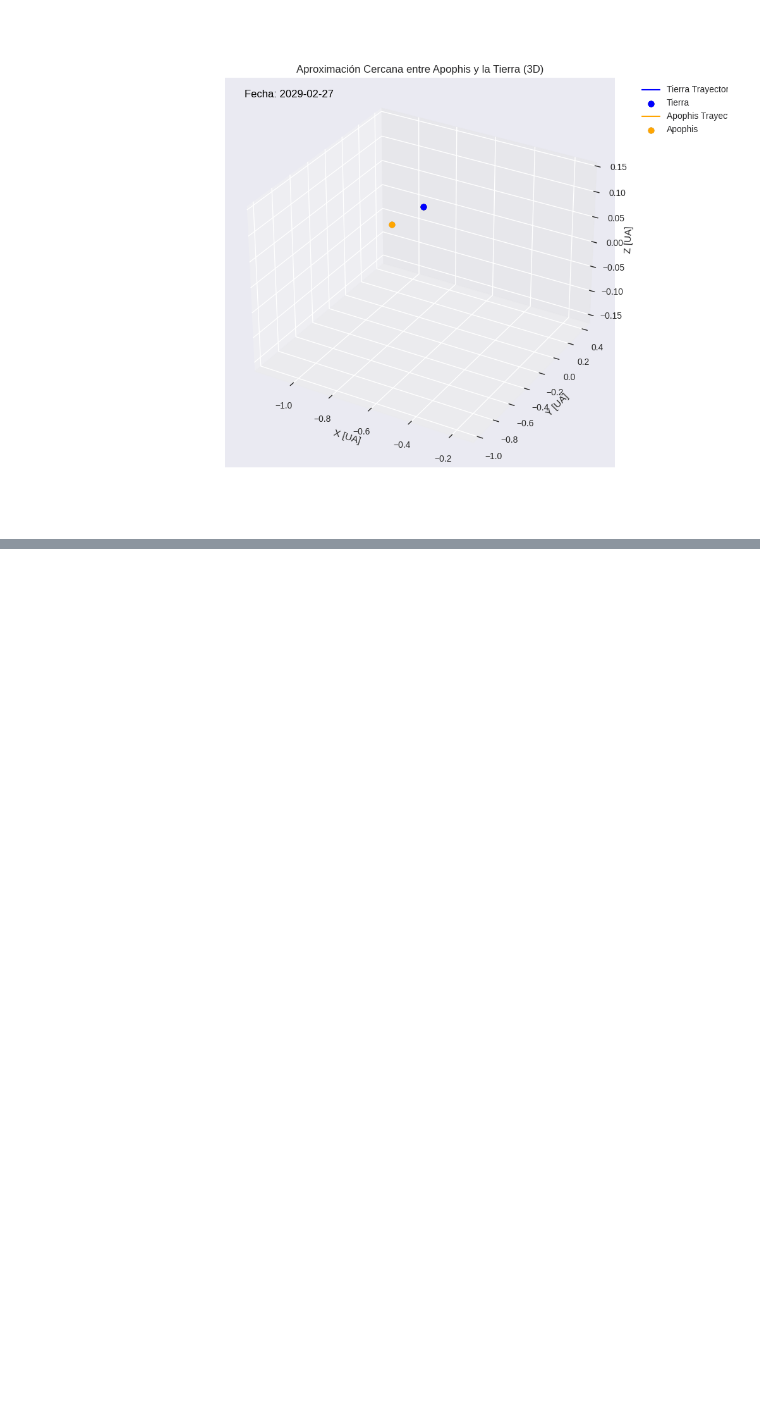
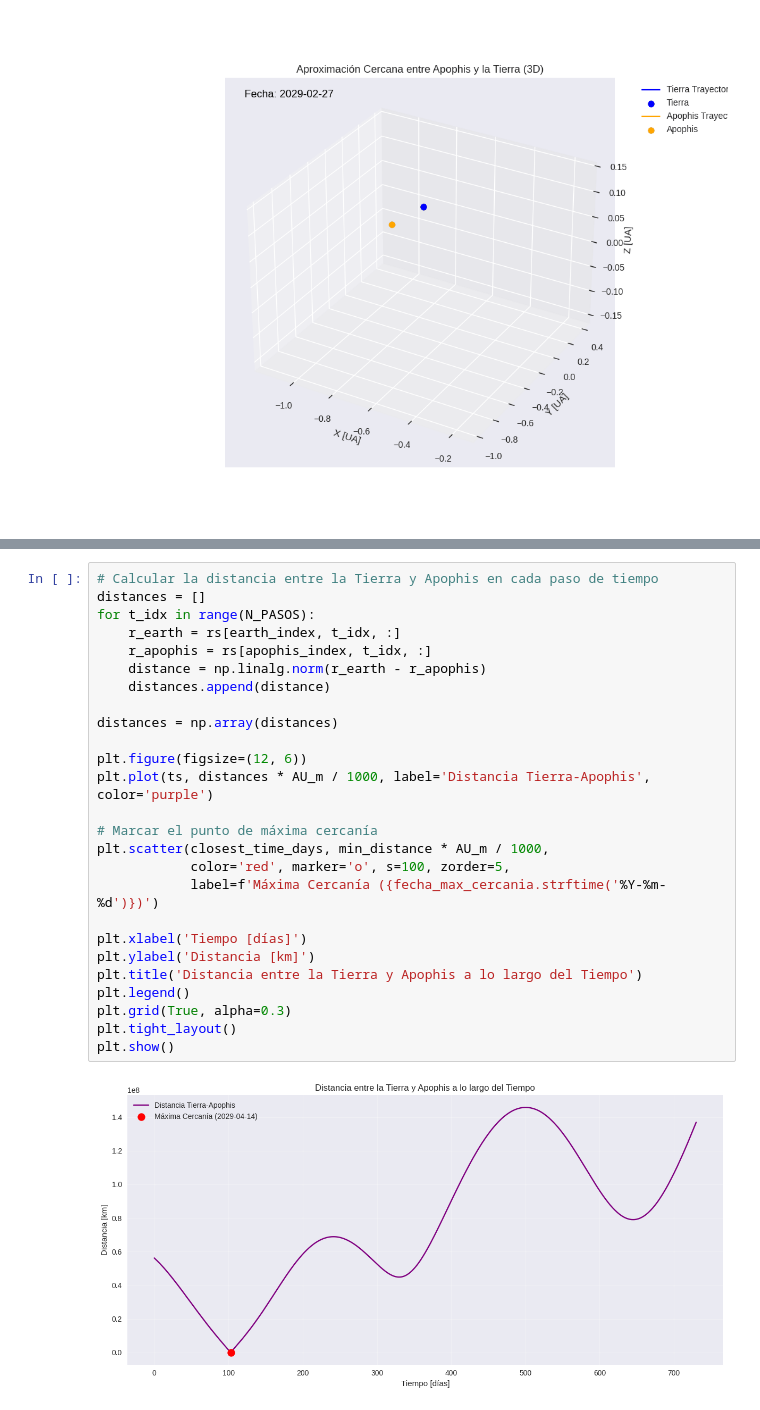
Before and after one commit to Daniel-534/Astroestadistica, a Jupyter notebook: ITM/Main.ipynb, the cells around one changed output, grey strips where cells are left out. Saved outputs shown, nothing was run; the diff lists cells and outputs as text; blank space fills up the shorter version.

```diff
--- a/ITM/Main.ipynb
+++ b/ITM/Main.ipynb
@@ -762,0 +841,28 @@ Guardando animación como 'apophis_earth_close_approach_3d.gif'...
+# %%
+# Calcular la distancia entre la Tierra y Apophis en cada paso de tiempo
+distances = []
+for t_idx in range(N_PASOS):
+    r_earth = rs[earth_index, t_idx, :]
+    r_apophis = rs[apophis_index, t_idx, :]
+    distance = np.linalg.norm(r_earth - r_apophis)
+    distances.append(distance)
+
+distances = np.array(distances)
+
+plt.figure(figsize=(12, 6))
+plt.plot(ts, distances * AU_m / 1000, label='Distancia Tierra-Apophis', color='purple')
+
+# Marcar el punto de máxima cercanía
+plt.scatter(closest_time_days, min_distance * AU_m / 1000,
+            color='red', marker='o', s=100, zorder=5,
+            label=f'Máxima Cercanía ({fecha_max_cercania.strftime('%Y-%m-%d')})')
+
+plt.xlabel('Tiempo [días]')
+plt.ylabel('Distancia [km]')
+plt.title('Distancia entre la Tierra y Apophis a lo largo del Tiempo')
+plt.legend()
+plt.grid(True, alpha=0.3)
+plt.tight_layout()
+plt.show()
+# %% [output]
+[figure, added]
```
Also changed, not shown: parts of 33 cells of this notebook.
